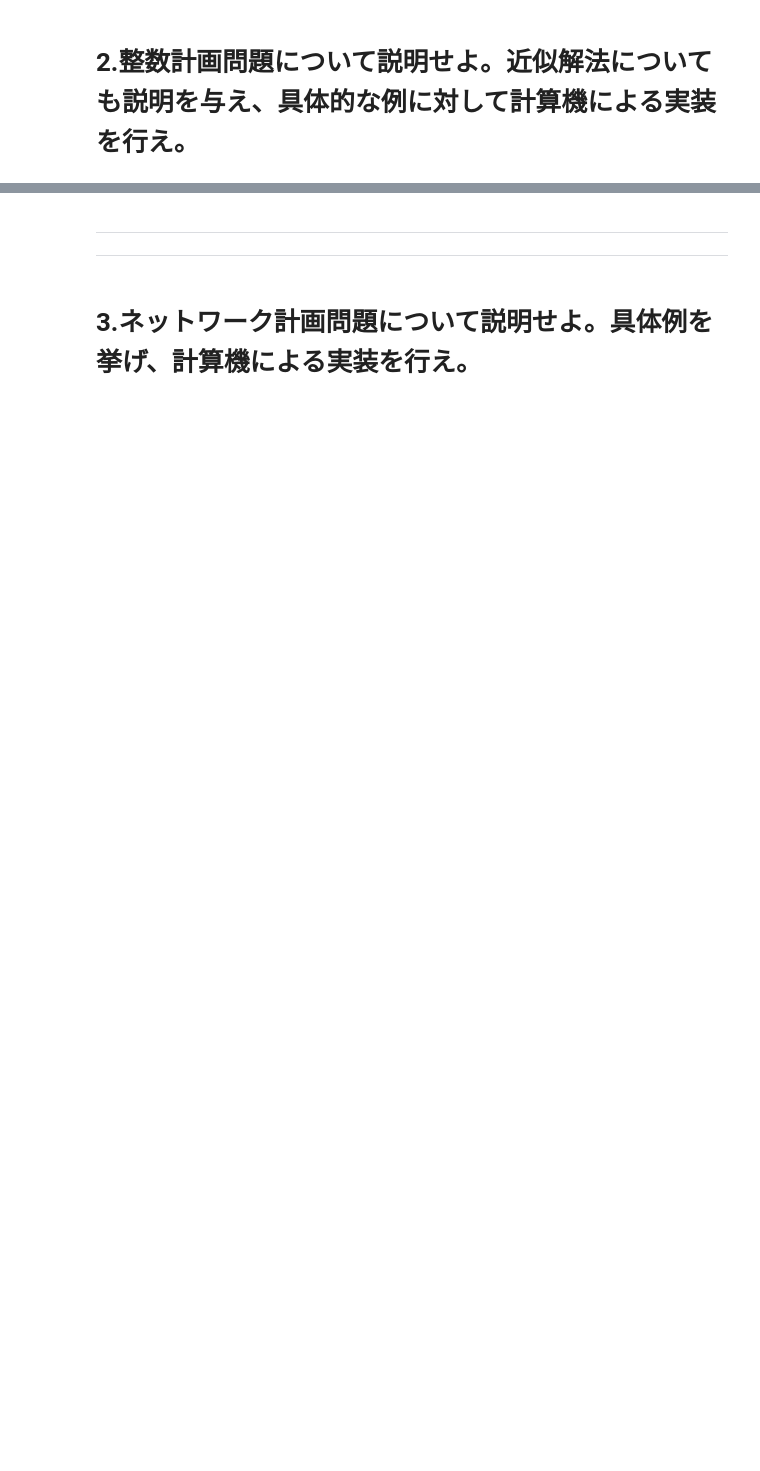
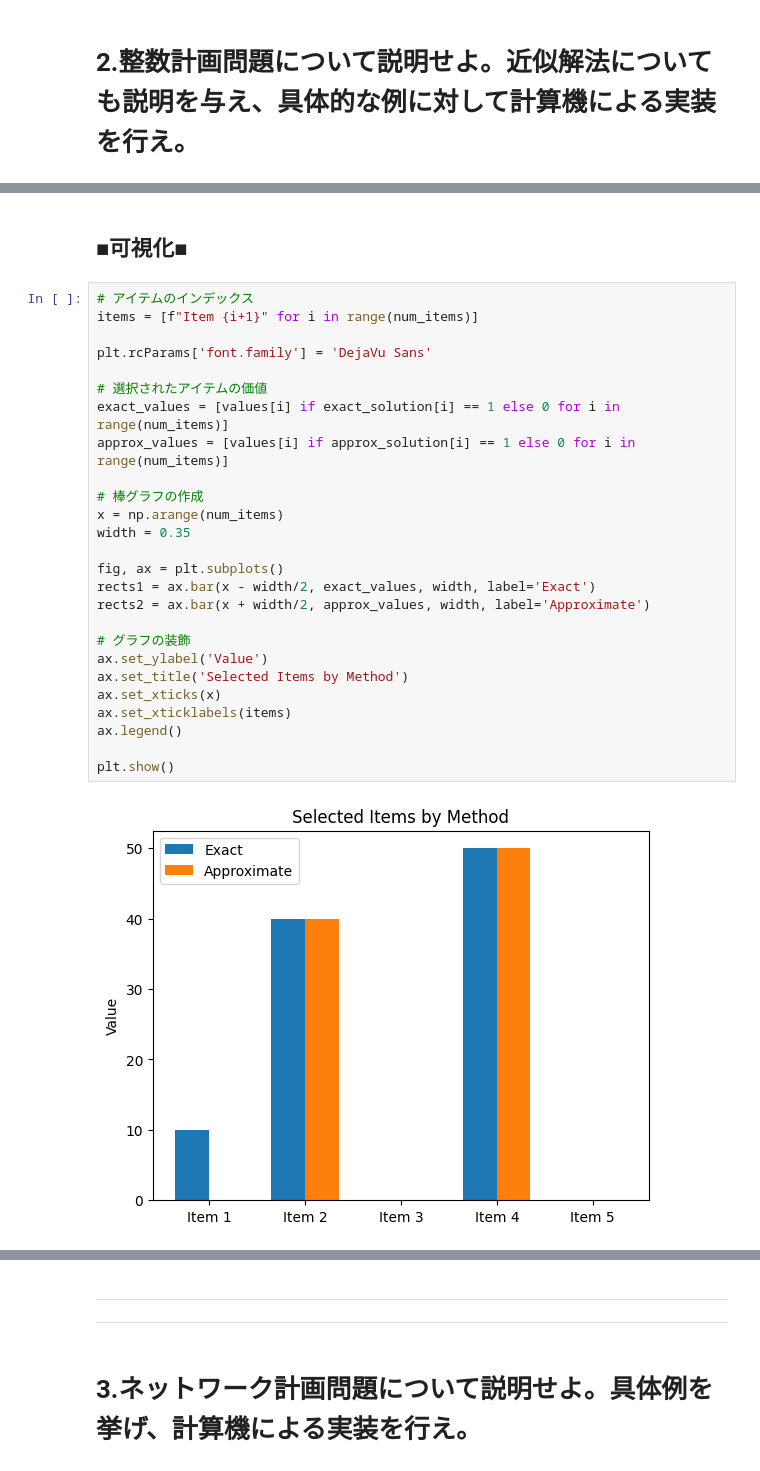
Before and after one commit to souldrive7/ECP, a Jupyter notebook: modeling_kadai_goto1.ipynb, the cells around one changed output, grey strips where cells are left out. Cells and saved outputs as stored; diff of their text form; blank space fills up the shorter version.

```diff
--- a/modeling_kadai_goto1.ipynb
+++ b/modeling_kadai_goto1.ipynb
@@ -259,0 +359,30 @@ plt.show()
+# %% [markdown]
+## ■可視化■
+# %%
+# アイテムのインデックス
+items = [f"Item {i+1}" for i in range(num_items)]
+
+plt.rcParams['font.family'] = 'DejaVu Sans'
+
+# 選択されたアイテムの価値
+exact_values = [values[i] if exact_solution[i] == 1 else 0 for i in range(num_items)]
+approx_values = [values[i] if approx_solution[i] == 1 else 0 for i in range(num_items)]
+
+# 棒グラフの作成
+x = np.arange(num_items)
+width = 0.35
+
+fig, ax = plt.subplots()
+rects1 = ax.bar(x - width/2, exact_values, width, label='Exact')
+rects2 = ax.bar(x + width/2, approx_values, width, label='Approximate')
+
+# グラフの装飾
+ax.set_ylabel('Value')
+ax.set_title('Selected Items by Method')
+ax.set_xticks(x)
+ax.set_xticklabels(items)
+ax.legend()
+
+plt.show()
+# %% [output]
+[figure, added]
```
Also changed, not shown: parts of 13 cells of this notebook.
